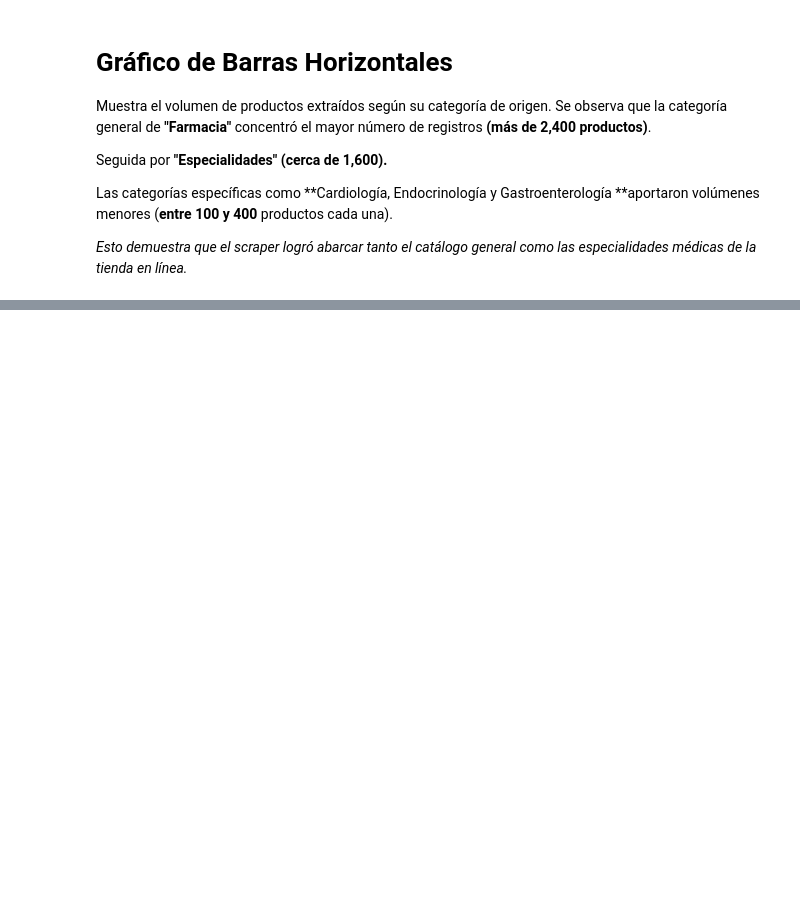
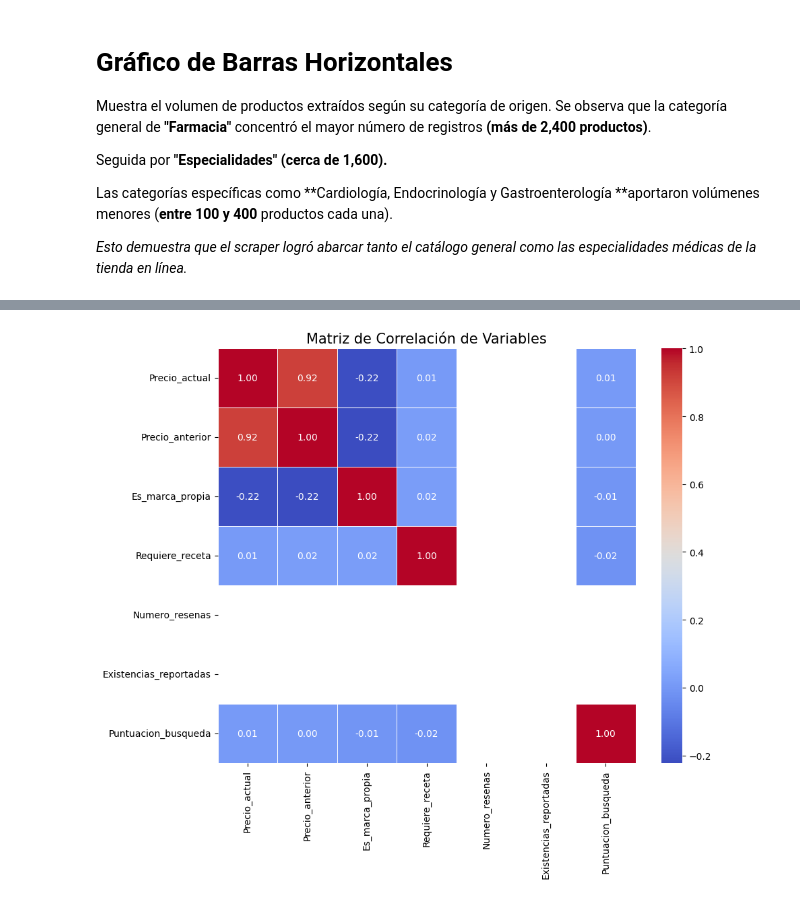
Before and after one commit to jess22jess/Ing_Fin, a Jupyter notebook: Modelo_Econométrico.ipynb, the cells around one changed output, grey strips where cells are left out. Cells and saved outputs as stored; diff of their text form; code cells hidden in the pictures; blank space fills up the shorter version.

```diff
--- a/Modelo_Econométrico.ipynb
+++ b/Modelo_Econométrico.ipynb
@@ -175,0 +180,3 @@ Las categorías específicas como **Cardiología, Endocrinología y Gastroentero
+# %%
+columnas_corr = ['Precio_actual', 'Precio_anterior', 'Es_marca_propia',
+                 'Requiere_receta', 'Numero_resenas', 'Existencias_reportadas', 'Puntuacion_busqueda']
@@ -175,0 +185,3 @@ Las categorías específicas como **Cardiología, Endocrinología y Gastroentero
+# %%
+df_corr = df[columnas_corr].apply(pd.to_numeric, errors='coerce').fillna(0)
+matriz = df_corr.corr()
@@ -175,0 +198,7 @@ Las categorías específicas como **Cardiología, Endocrinología y Gastroentero
+# %%
+plt.figure(figsize=(10, 8))
+sns.heatmap(matriz, annot=True, cmap='coolwarm', fmt=".2f", linewidths=.5)
+plt.title('Matriz de Correlación de Variables', fontsize=15)  # Escribe el título de la gráfica en la parte superior.
+plt.show()
+# %% [output]
+[figure, added]
```
Also changed, not shown: parts of 6 cells of this notebook.
